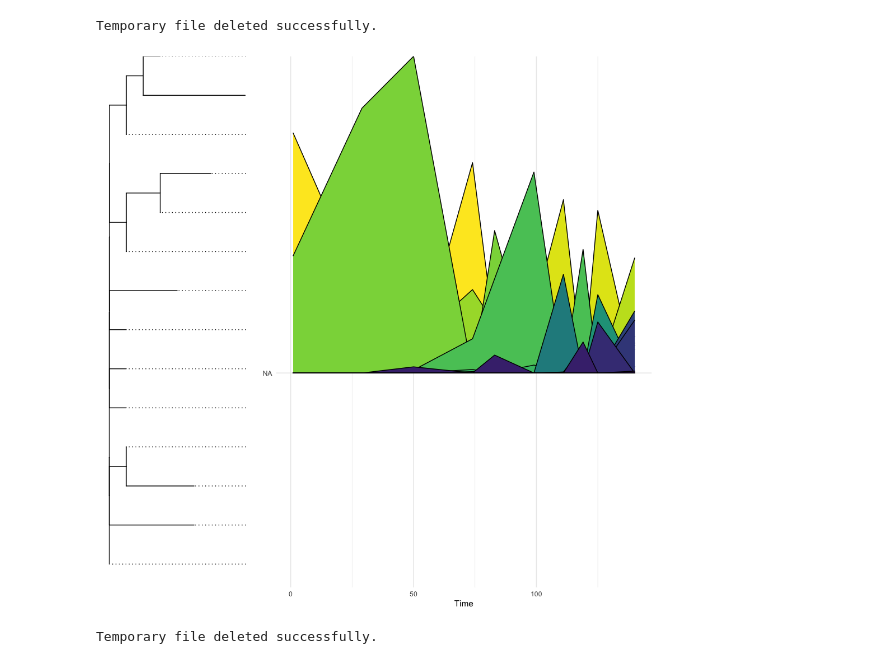
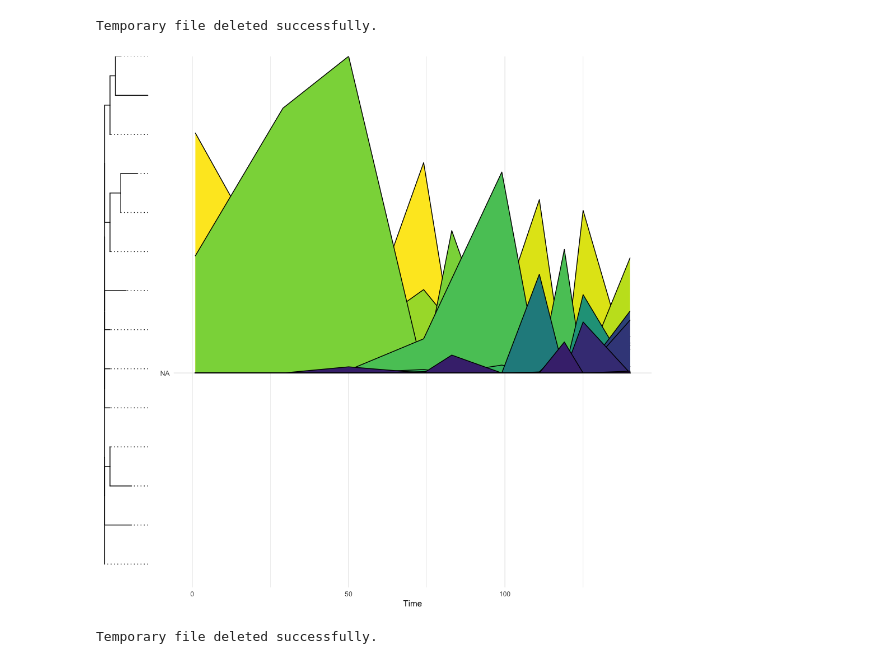
Before and after one commit to ewanwsmith/RSV_haplotype_reconstruction, a Jupyter notebook: src/haplotypes.ipynb, the cells around one changed output. Saved outputs shown, nothing was run; the diff lists cells and outputs as text; code cells hidden in the pictures.

```diff
--- a/src/haplotypes.ipynb
+++ b/src/haplotypes.ipynb
@@ -826,29 +826,29 @@ Temporary file deleted successfully.
 # %%
 # create ridgeplot for later joining
 
 # Set the path for the temporary image file
 output_path = joinpath(pwd(), "ggplot_output.png")
 
 R"""
-p <- ridge_plot %>% insert_left(tree_plot, width = 0.4)
+p <- ridge_plot %>% insert_left(tree_plot, width = 0.1)
 
 # Save the plot with adjusted resolution and dimensions
 png(filename = $output_path, width = 1000, height = 1000, res = 100)
 print(p)
 dev.off()
 """
 
 # Read and display the image file in Julia
 if isfile(output_path)
     img = load(output_path)
     display(img)
 
     # Delete the temporary image file after displaying
     rm(output_path; force = true)
     println("Temporary file deleted successfully.")
   else
     println("File does not exist.")
   end
 # %% [output]
-[figure, old version]
+[figure, new version]
 Temporary file deleted successfully.
```
Also changed, not shown: parts of 1 cell of this notebook.
